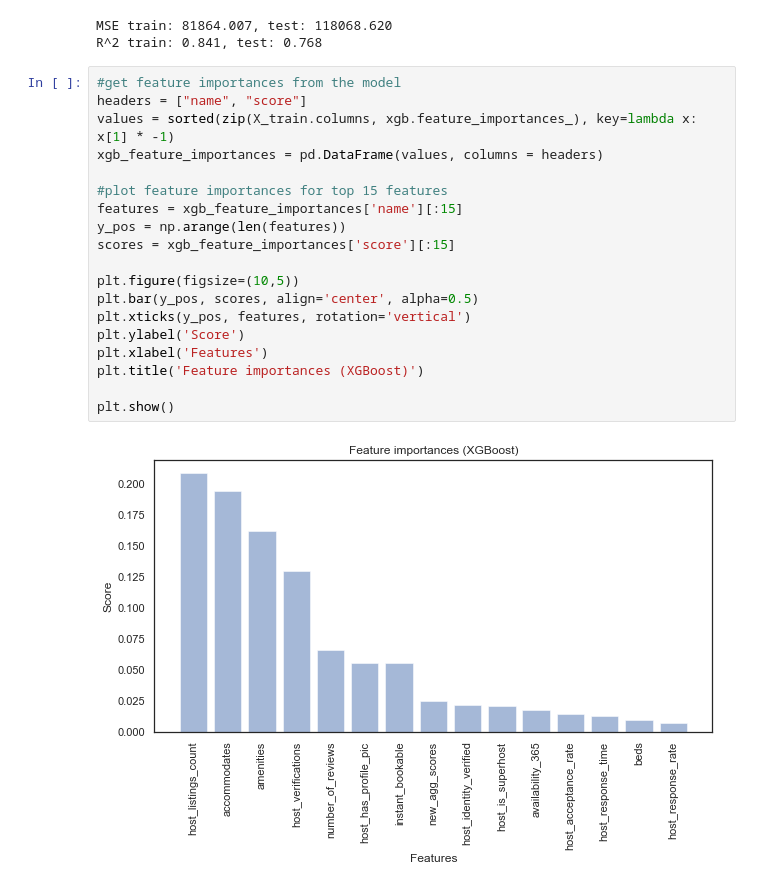
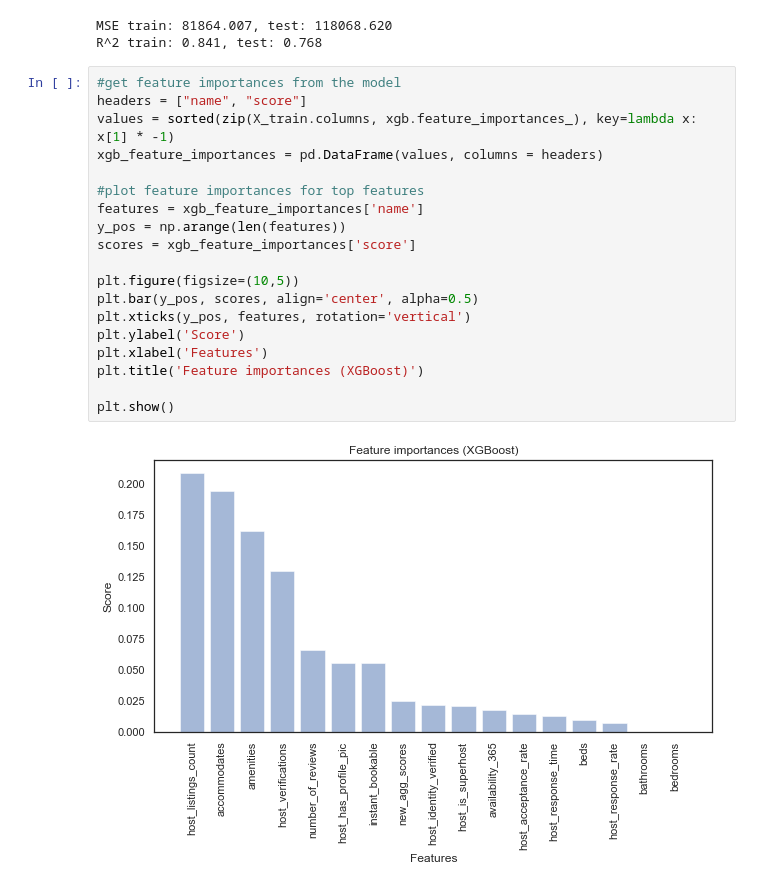
Before and after one commit to LingxingG/Data-Mining-Project, a Jupyter notebook: analysis/preliminary/marcus/determinants_analysis.ipynb, the cells around one changed output. Drawn from its saved outputs; the diff is of its cells as text.

Commit message:
added scores for top features

```diff
--- a/analysis/preliminary/marcus/determinants_analysis.ipynb
+++ b/analysis/preliminary/marcus/determinants_analysis.ipynb
@@ -220,21 +220,21 @@ R^2 train: 0.841, test: 0.768
 # %%
 #get feature importances from the model
 headers = ["name", "score"]
 values = sorted(zip(X_train.columns, xgb.feature_importances_), key=lambda x: x[1] * -1)
 xgb_feature_importances = pd.DataFrame(values, columns = headers)
 
-#plot feature importances for top 15 features
-features = xgb_feature_importances['name'][:15]
+#plot feature importances for top features
+features = xgb_feature_importances['name']
 y_pos = np.arange(len(features))
-scores = xgb_feature_importances['score'][:15]
+scores = xgb_feature_importances['score']
 
 plt.figure(figsize=(10,5))
 plt.bar(y_pos, scores, align='center', alpha=0.5)
 plt.xticks(y_pos, features, rotation='vertical')
 plt.ylabel('Score')
 plt.xlabel('Features')
 plt.title('Feature importances (XGBoost)')
 
 plt.show()
 # %% [output]
-[figure, old version]
+[figure, new version]
```
